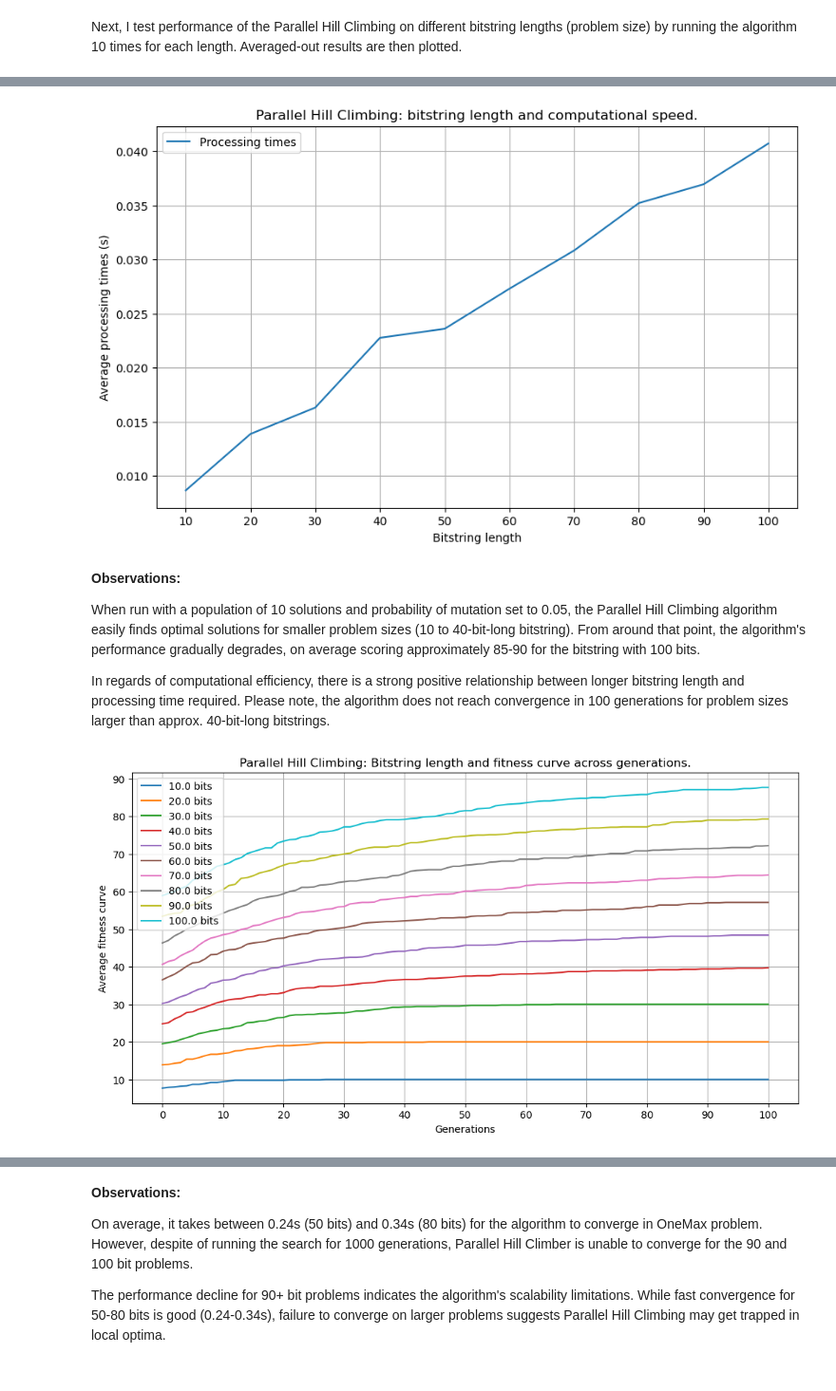
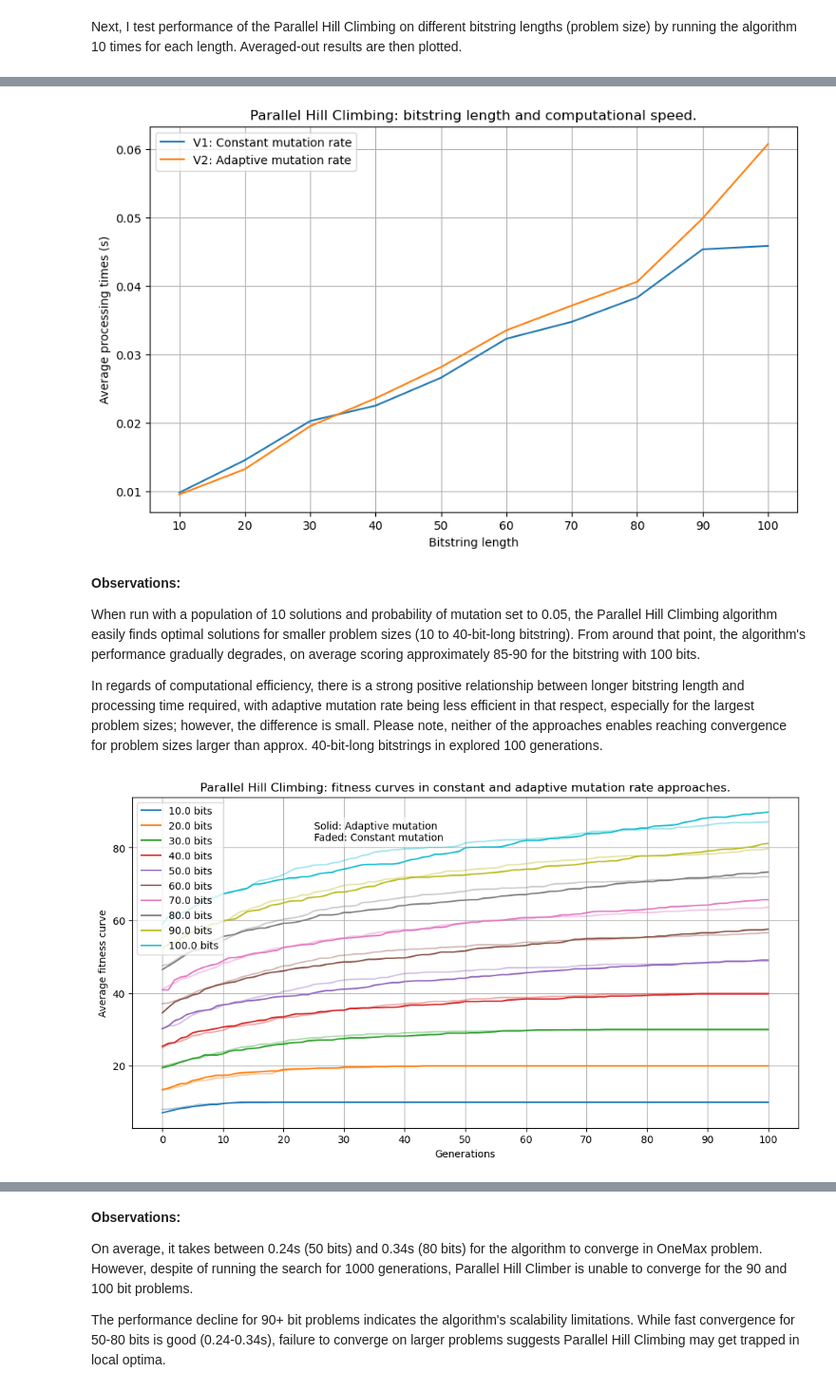
Before and after one commit to lukasz-iskierka/ai-parallel-hillclimbing-onemax, a Jupyter notebook: onemax_parallel_hill_climbing.ipynb, the cells around one changed output, grey strips where cells are left out. Shown at 95% size. Drawn from its saved outputs; the diff is of its cells as text; code cells hidden in the pictures.

```diff
--- a/onemax_parallel_hill_climbing.ipynb
+++ b/onemax_parallel_hill_climbing.ipynb
@@ -378,7 +408,8 @@ Average best fitness score for 100 bits: 87.7
 # %%
 # Plot processing times
 plt.figure(figsize=(10, 6))
-sns.lineplot(x=bitstring_lengths, y=avg_speed, label=f"Processing times")
+sns.lineplot(x=bitstring_lengths, y=avg_speed, label=f"V1: Constant mutation rate")
+sns.lineplot(x=bitstring_lengths, y=avg_speed2, label=f"V2: Adaptive mutation rate")
 plt.title("Parallel Hill Climbing: bitstring length and computational speed.")
 plt.xlabel("Bitstring length")
 plt.ylabel("Average processing times (s)")
@@ -387,28 +418,41 @@ plt.legend()
 plt.grid(True)
 plt.show()
 # %% [output]
-[figure, old version]
+[figure, new version]
 # %% [markdown]
 **Observations:**
 
 When run with a population of 10 solutions and probability of mutation set to 0.05, the Parallel Hill Climbing algorithm easily finds optimal solutions for smaller problem sizes (10 to 40-bit-long bitstring). From around that point, the algorithm's performance gradually degrades, on average scoring approximately 85-90 for the bitstring with 100 bits.
 
-In regards of computational efficiency, there is a strong positive relationship between longer bitstring length and processing time required. Please note, the algorithm does not reach convergence in 100 generations for problem sizes larger than approx. 40-bit-long bitstrings.
+In regards of computational efficiency, there is a strong positive relationship between longer bitstring length and processing time required, with adaptive mutation rate being less efficient in that respect, especially for the largest problem sizes; however, the difference is small. Please note, neither of the approaches enables reaching convergence for problem sizes larger than approx. 40-bit-long bitstrings in explored 100 generations.
 # %%
 plt.figure(figsize=(12, 6))
 
-for length, fitness in zip(bitstring_lengths, avg_fitness_scores_history):
-    sns.lineplot(x=np.arange(generations + 1), y=fitness, label=f"{length} bits")
+# Adaptive mutation approach
+for length, fitness_v2 in zip(bitstring_lengths, avg_fitness_scores_history2):
+    sns.lineplot(x=np.arange(generations + 1), y=fitness_v2, label=f"{length} bits")
 
-plt.title("Parallel Hill Climbing: Bitstring length and fitness curve across generations.")
+# Constant mutation rate approach
+for length, fitness_v1 in zip(bitstring_lengths, avg_fitness_scores_history):
+    sns.lineplot(x=np.arange(generations + 1), y=fitness_v1, alpha=0.4, label='_nolegend_')
+
+# Annotation near the 100-bit lines
+plt.annotate(
+    'Solid: Adaptive mutation\nFaded: Constant mutation',
+    xy=(20, 77),  # Position to point to
+    xytext=(25, 82),  # Text position
+    bbox=dict(facecolor='white', edgecolor='none', alpha=0.6),  # White background
+)
+
+plt.title("Parallel Hill Climbing: fitness curves in constant and adaptive mutation rate approaches.")
 plt.xlabel("Generations")
 plt.ylabel("Average fitness curve")
 plt.xticks(np.arange(0, generations + 1, 10))
 plt.legend()
 plt.grid(True)
 plt.show()
 # %% [output]
-[figure, old version]
+[figure, new version]
 # %% [markdown]
 **Observations:**
 
```
Also changed, not shown: parts of 9 cells of this notebook.
